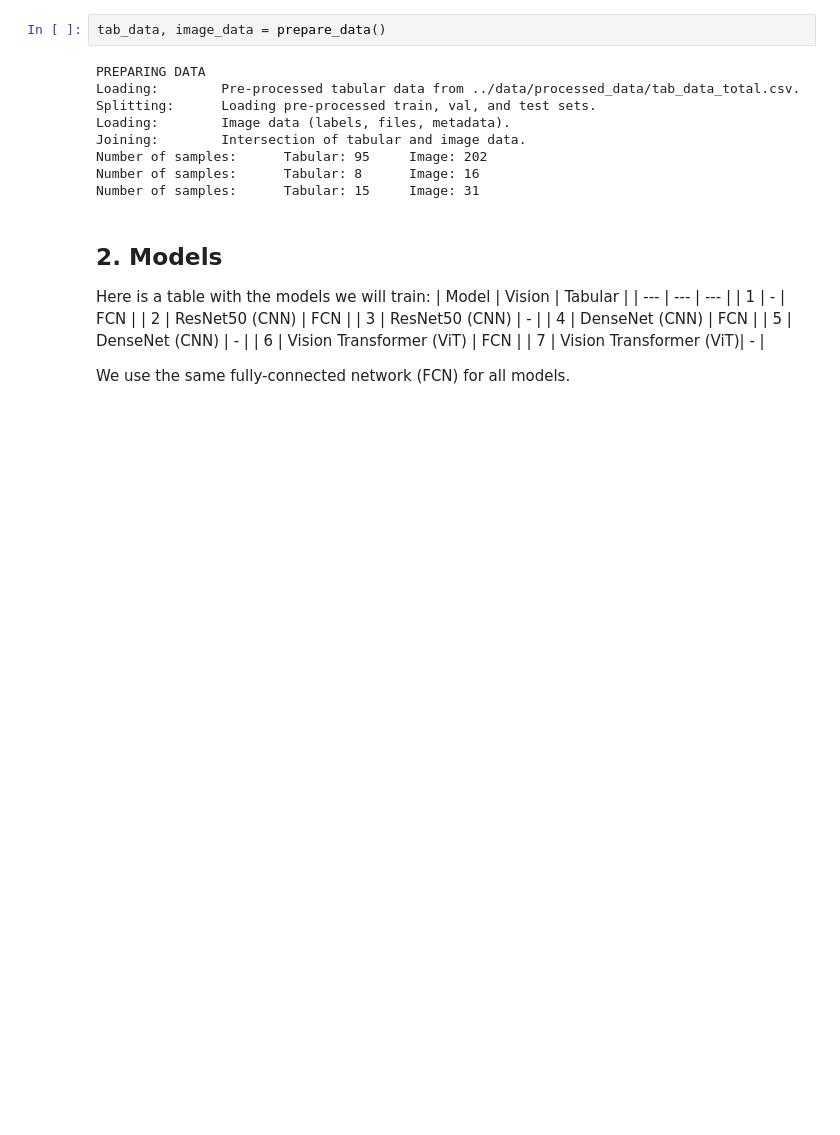
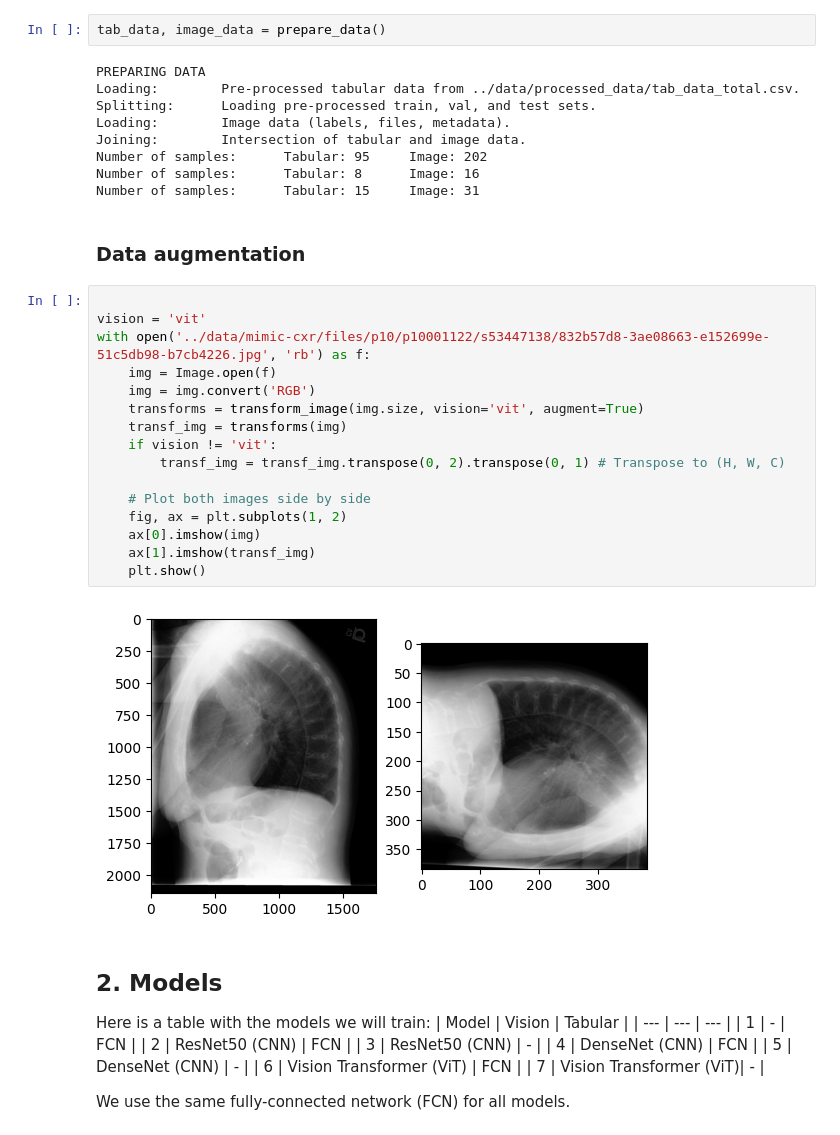
Before and after one commit to silviiaromanato/biomed-team4, a Jupyter notebook: multimodal/biomed.ipynb, the cells around one changed output. Cells and saved outputs as stored; diff of their text form; blank space fills up the shorter version.

Commit message:
Fixed data transformg

```diff
--- a/multimodal/biomed.ipynb
+++ b/multimodal/biomed.ipynb
@@ -116,6 +116,26 @@ Joining:        Intersection of tabular and image data.
 Number of samples:      Tabular: 95     Image: 202
 Number of samples:      Tabular: 8      Image: 16
 Number of samples:      Tabular: 15     Image: 31
+# %% [markdown]
+### **Data augmentation**
+# %%
+
+vision = 'vit'
+with open('../data/mimic-cxr/files/p10/p10001122/s53447138/832b57d8-3ae08663-e152699e-51c5db98-b7cb4226.jpg', 'rb') as f:
+    img = Image.open(f)
+    img = img.convert('RGB')
+    transforms = transform_image(img.size, vision='vit', augment=True)
+    transf_img = transforms(img)
+    if vision != 'vit':
+        transf_img = transf_img.transpose(0, 2).transpose(0, 1) # Transpose to (H, W, C)
+
+    # Plot both images side by side
+    fig, ax = plt.subplots(1, 2)
+    ax[0].imshow(img)
+    ax[1].imshow(transf_img)
+    plt.show()
+# %% [output]
+[figure, added]
 # %% [markdown]
 ## 2. **Models**
 
```
Also changed, not shown: parts of 2 cells of this notebook, 1 other file.
